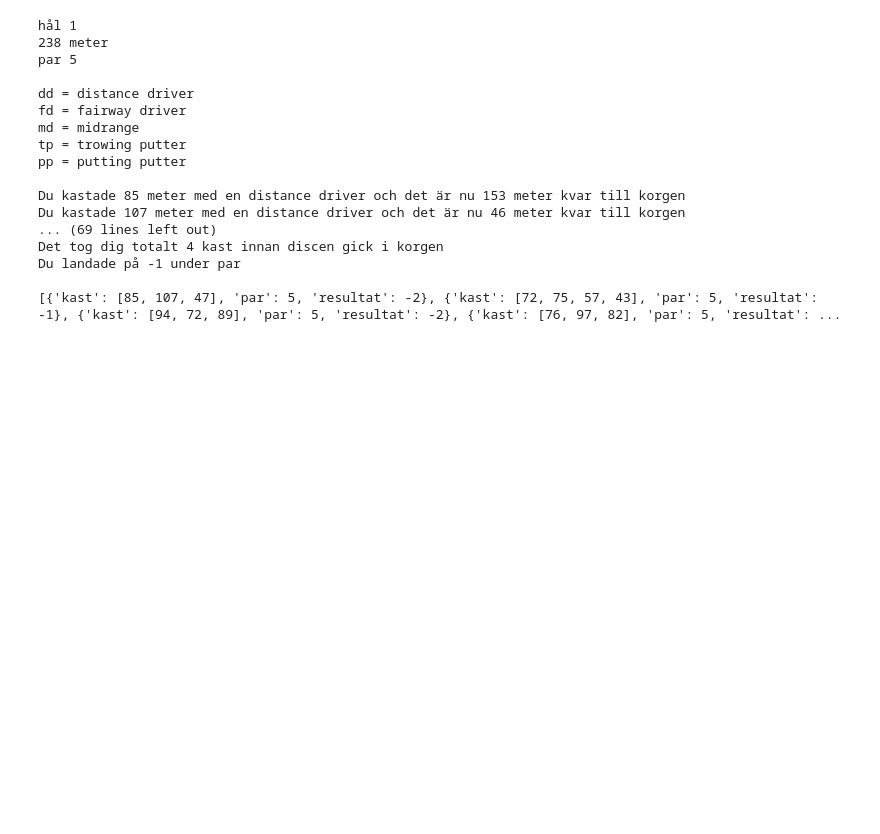
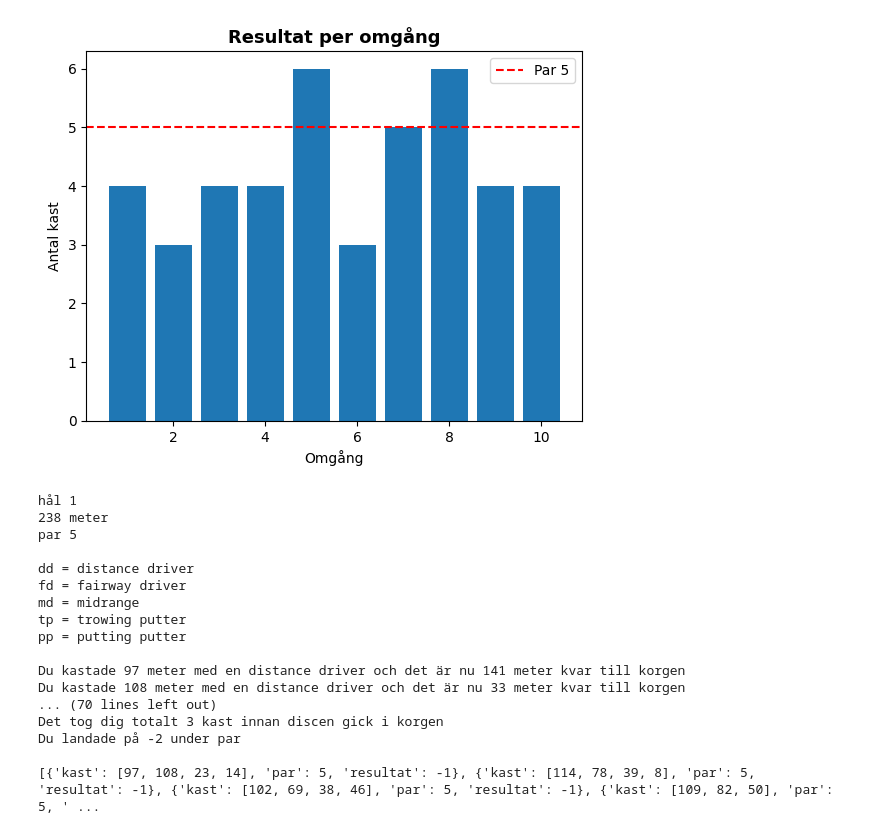
Before and after one commit to Pronathan/na3a-programmering, a Jupyter notebook: 1016_fredag_brawlistic_disc.ipynb, the cells around one changed output. Saved outputs shown, nothing was run; the diff lists cells and outputs as text; code cells hidden in the pictures; blank space fills up the shorter version.

Commit message:
Skapades med Colab. Skapade diagram.

```diff
--- a/1016_fredag_brawlistic_disc.ipynb
+++ b/1016_fredag_brawlistic_disc.ipynb
@@ -112,3 +129,24 @@ Du landade på -2 under par
+# %%
+import matplotlib.pyplot as plt
+
+# Hämta antalet kast för varje spelad runda i stats
+kast = [len(runda["kast"]) for runda in stats]
+
+# Skapa stapeldiagrammet
+plt.bar(range(1, len(kast) + 1), kast)
+
+# Lägg till en referenslinje för hålets Par
+if 'par' in globals():
+    plt.axhline(y=par, color='red', linestyle='--', label=f'Par {par}')
+
+# Namnge axlarna och visa
+plt.xlabel("Omgång") #Lägger till namn till x-axeln
+plt.ylabel("Antal kast") #Lägger till namn till y-axeln
+plt.title("Resultat per omgång", fontsize=13, fontweight='bold') # Skapar titel
+plt.legend() #visar rutan med Par 5
+plt.show() # visar diagram
+# %% [output]
+[figure, added]
 # %%
 import random
 from time import sleep
@@ -207,11 +245,8 @@ for i in range(10):
   stats.append(runda)
   diff_till_par = antal_kast - par
 
-  sleep(1)
   print("CHING! Yes, där gick discen i korgen")
-  sleep(1)
   print(f"Det tog dig totalt {antal_kast} kast innan discen gick i korgen")
-  sleep(1)
 
   if diff_till_par < 0:
     print(f"Du landade på {diff_till_par} under par")
@@ -232,10 +267,10 @@ md = midrange
 tp = trowing putter
 pp = putting putter
 
-Du kastade 85 meter med en distance driver och det är nu 153 meter kvar till korgen
-Du kastade 107 meter med en distance driver och det är nu 46 meter kvar till korgen
-... (69 lines left out)
-Det tog dig totalt 4 kast innan discen gick i korgen
-Du landade på -1 under par
+Du kastade 97 meter med en distance driver och det är nu 141 meter kvar till korgen
+Du kastade 108 meter med en distance driver och det är nu 33 meter kvar till korgen
+... (70 lines left out)
+Det tog dig totalt 3 kast innan discen gick i korgen
+Du landade på -2 under par
 
-[{'kast': [85, 107, 47], 'par': 5, 'resultat': -2}, {'kast': [72, 75, 57, 43], 'par': 5, 'resultat': -1}, {'kast': [94, 72, 89], 'par': 5, 'resultat': -2}, {'kast': [76, 97, 82], 'par': 5, 'resultat': ...
+[{'kast': [97, 108, 23, 14], 'par': 5, 'resultat': -1}, {'kast': [114, 78, 39, 8], 'par': 5, 'resultat': -1}, {'kast': [102, 69, 38, 46], 'par': 5, 'resultat': -1}, {'kast': [109, 82, 50], 'par': 5, ' ...
```
Also changed, not shown: parts of 2 cells of this notebook.
